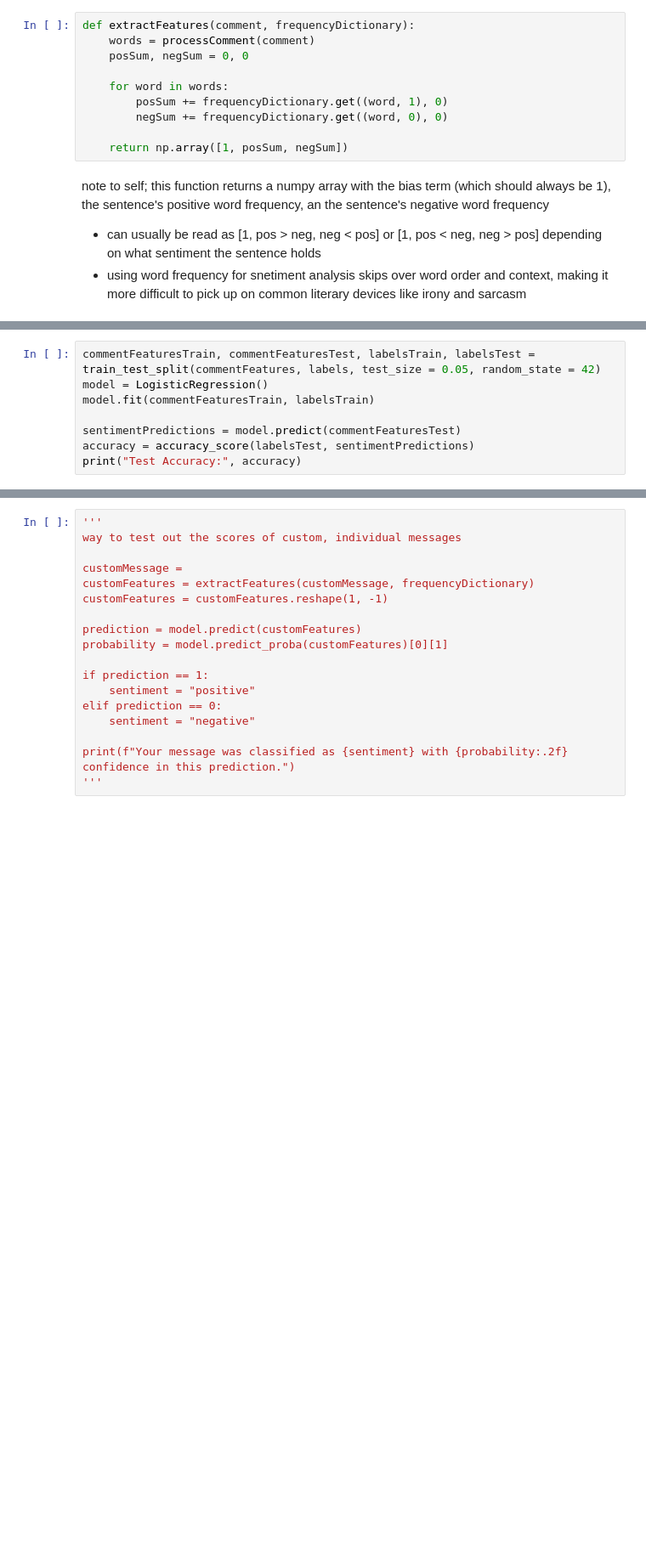
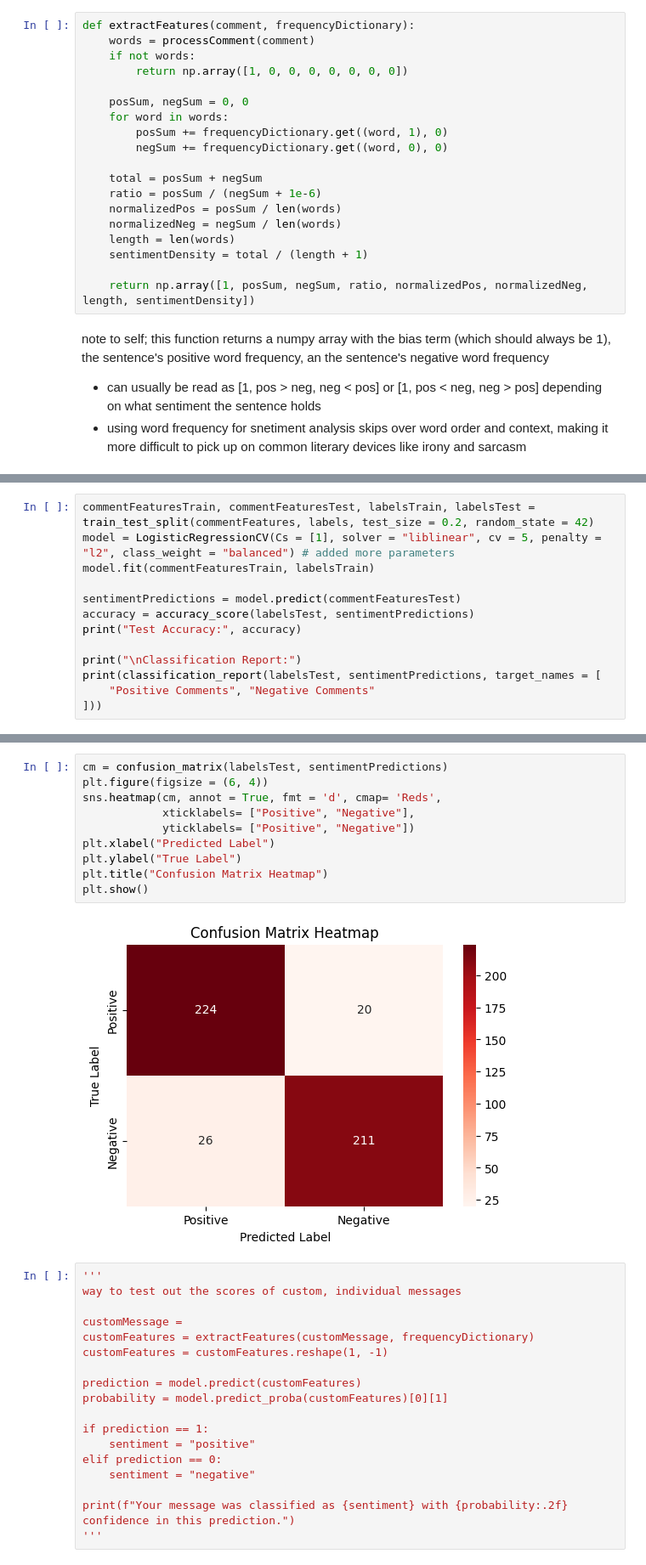
Before and after one commit to eliasangelss/sentiment-analysis, a Jupyter notebook: model.ipynb, the cells around one changed output, grey strips where cells are left out. Shown at 85% size. Saved outputs shown, nothing was run; the diff lists cells and outputs as text; blank space fills up the shorter version.

Commit message:
fine-tuning and refining parameters

```diff
--- a/model.ipynb
+++ b/model.ipynb
@@ -188,13 +189,22 @@ plt.show()
 # %%
 def extractFeatures(comment, frequencyDictionary):
     words = processComment(comment)
+    if not words:
+        return np.array([1, 0, 0, 0, 0, 0, 0, 0])
+
     posSum, negSum = 0, 0
-
     for word in words:
         posSum += frequencyDictionary.get((word, 1), 0)
         negSum += frequencyDictionary.get((word, 0), 0)
 
-    return np.array([1, posSum, negSum])
+    total = posSum + negSum
+    ratio = posSum / (negSum + 1e-6)
+    normalizedPos = posSum / len(words)
+    normalizedNeg = negSum / len(words)
+    length = len(words)
+    sentimentDensity = total / (length + 1)
+
+    return np.array([1, posSum, negSum, ratio, normalizedPos, normalizedNeg, length, sentimentDensity])
 # %% [markdown]
 note to self; this function returns a numpy array with the bias term (which should always be 1), the sentence's positive word frequency, an the sentence's negative word frequency
 * can usually be read as [1, pos > neg, neg < pos] or [1, pos < neg, neg > pos] depending on what sentiment the sentence holds
@@ -213,9 +240,14 @@ print(commentFeatures.shape)
 # %%
-commentFeaturesTrain, commentFeaturesTest, labelsTrain, labelsTest = train_test_split(commentFeatures, labels, test_size = 0.05, random_state = 42)
-model = LogisticRegression()
+commentFeaturesTrain, commentFeaturesTest, labelsTrain, labelsTest = train_test_split(commentFeatures, labels, test_size = 0.2, random_state = 42)
+model = LogisticRegressionCV(Cs = [1], solver = "liblinear", cv = 5, penalty = "l2", class_weight = "balanced") # added more parameters
 model.fit(commentFeaturesTrain, labelsTrain)
 
 sentimentPredictions = model.predict(commentFeaturesTest)
 accuracy = accuracy_score(labelsTest, sentimentPredictions)
 print("Test Accuracy:", accuracy)
+
+print("\nClassification Report:")
+print(classification_report(labelsTest, sentimentPredictions, target_names = [
+    "Positive Comments", "Negative Comments"
+]))
 # %% [output]
@@ -223,3 +265,15 @@ Test Accuracy: 0.9173553719008265
+# %%
+cm = confusion_matrix(labelsTest, sentimentPredictions)
+plt.figure(figsize = (6, 4))
+sns.heatmap(cm, annot = True, fmt = 'd', cmap= 'Reds',
+            xticklabels= ["Positive", "Negative"],
+            yticklabels= ["Positive", "Negative"])
+plt.xlabel("Predicted Label")
+plt.ylabel("True Label")
+plt.title("Confusion Matrix Heatmap")
+plt.show()
+# %% [output]
+[figure, added]
 # %%
 '''
 way to test out the scores of custom, individual messages
```
Also changed, not shown: parts of 4 cells of this notebook.
